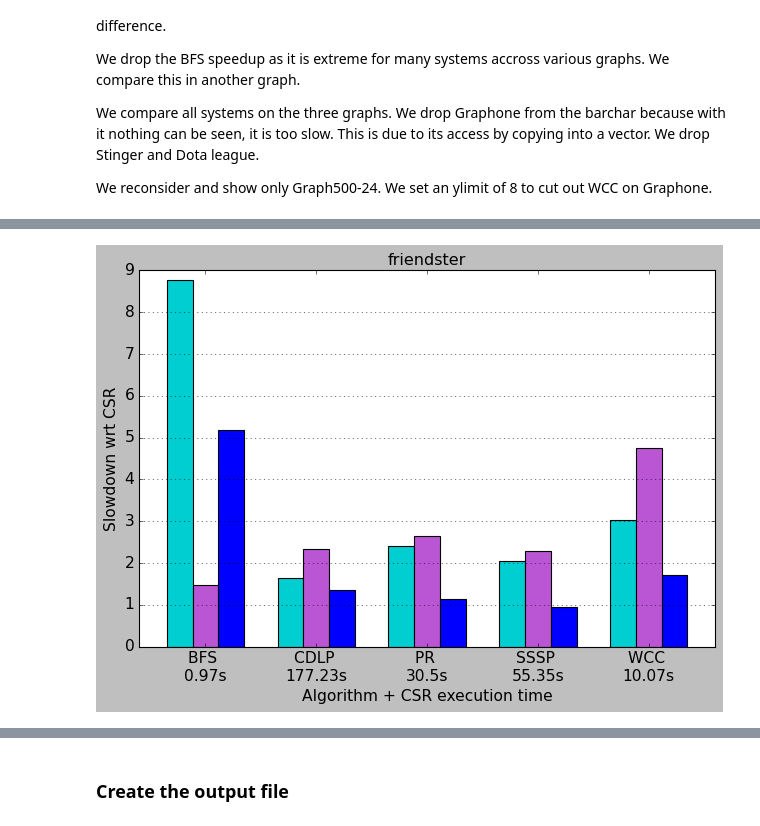
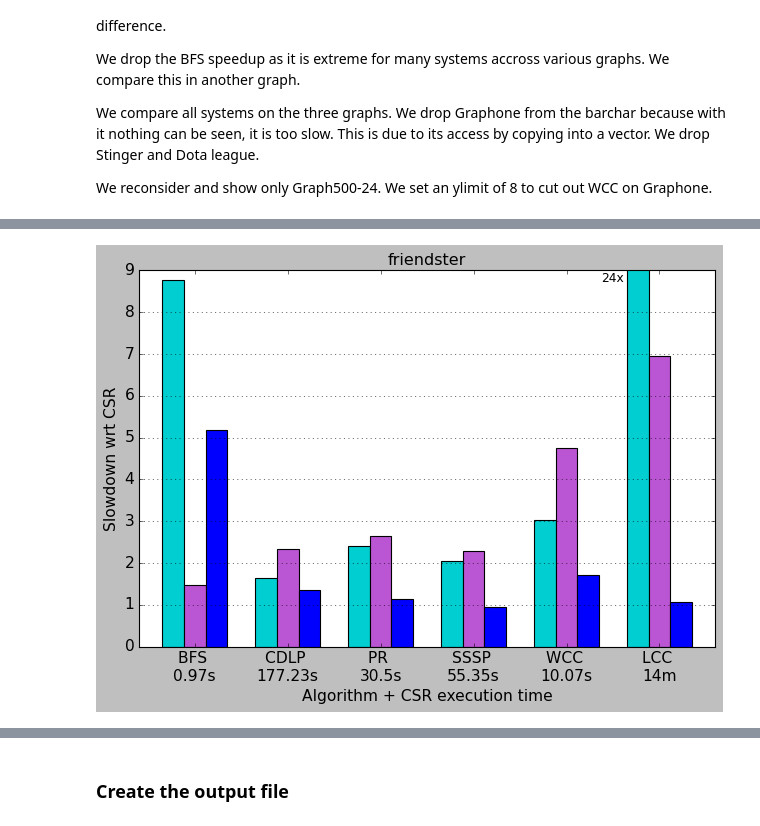
Before and after one commit to PerFuchs/gfe_notebooks, a Jupyter notebook: graphalytics_gen_table.ipynb, the cells around one changed output, grey strips where cells are left out. Saved outputs shown, nothing was run; the diff lists cells and outputs as text; code cells hidden in the pictures.

```diff
--- a/graphalytics_gen_table.ipynb
+++ b/graphalytics_gen_table.ipynb
@@ -203,14 +203,13 @@ graphone = pd.concat( [
 livegraph = pd.concat( [
     data.loc[("livegraph3_ro", "gcc", slice(None), slice(None), slice(None), 20)].droplevel([0, 1, 3, 4, 5])
 ], names=["library"], keys=["livegraph"] )
-competitors = pd.concat([stinger,llama,graphone, livegraph]).rename(columns = {"lcc": "lcc_std"})
+competitors = pd.concat([stinger,llama,graphone, livegraph])
 #competitors = pd.concat([stinger]).rename(columns = {"lcc": "lcc_std"})
-competitors["lcc_sorted"] = np.NaN
 # %% [markdown]
 ### Teseo
 # %%
-teseo_lcc = data.loc[("teseo-lcc.12", "gcc")].droplevel([1,2,3]).rename(columns={"lcc": "lcc_sorted"})
-teseo_dv_lcc = data.loc[("teseo-lcc-dv.12b", "gcc")].droplevel([1,2,3]).rename(columns={"lcc": "lcc_sorted"})
+teseo_lcc = data.loc[("teseo-lcc.12", "gcc")].droplevel([1,2,3])
+teseo_dv_lcc = data.loc[("teseo-lcc-dv.12b", "gcc")].droplevel([1,2,3])
 teseo_lcc["lcc_std"] = np.NaN
 teseo_dv_lcc["lcc_std"] = np.NaN
 
@@ -221,9 +220,9 @@ teseo_real = pd.concat([ pd.concat([teseo_dv_lcc], axis=1 ) ], names=["library"]
 # %% [markdown]
 ### Sortledton
 # %%
-sortledton3 = data.loc[("sortledton.3", "gcc")].droplevel([1,2,3]).rename(columns={"lcc": "lcc_sorted"})
-sortledton2 = data.loc[("sortledton.2", "gcc")].droplevel([1,2,3]).rename(columns={"lcc": "lcc_sorted"})
-sortledton1 = data.loc[("sortledton.1", "gcc")].droplevel([1,2,3]).rename(columns={"lcc": "lcc_sorted"})
+sortledton3 = data.loc[("sortledton.3", "gcc")].droplevel([1,2,3])
+sortledton2 = data.loc[("sortledton.2", "gcc")].droplevel([1,2,3])
+sortledton1 = data.loc[("sortledton.1", "gcc")].droplevel([1,2,3])
 
 sortledton = pd.concat([ pd.concat([sortledton3], axis=1 ) ], names=["library"], keys=["sortledton"])
 sortledton
@@ -303,16 +302,16 @@ speedups = ds.copy()
 
 csr_name = "min_csr"
 
+# LCC speedup compared against sorted baseline
 speedups["bfs_speedup"] = speedups["bfs"] / speedups.loc[csr_name]["bfs"]
 speedups["cdlp_speedup"] = speedups["cdlp"] / speedups.loc[csr_name]["cdlp"]
-speedups["lcc_std_speedup"] = speedups["lcc_std"] / speedups.loc[csr_name]["lcc_std"]
-speedups["lcc_sorted_speedup"] = speedups["lcc_sorted"] / speedups.loc[csr_name]["lcc_sorted"]
 speedups["pagerank_speedup"] = speedups["pagerank"] / speedups.loc[csr_name]["pagerank"]
 speedups["sssp_speedup"] = speedups["sssp"] / speedups.loc[csr_name]["sssp"]
 speedups["wcc_speedup"] = speedups["wcc"] / speedups.loc[csr_name]["wcc"]
+speedups["lcc_speedup"] = speedups["lcc"] / speedups.loc[csr_name]["lcc"]
 
 
 
-speedups.drop(["bfs", "cdlp", "lcc_std", "lcc_sorted", "pagerank", "sssp", "wcc"], axis=1, inplace=True)
+speedups.drop(["bfs", "cdlp", "lcc_std", "lcc", "pagerank", "sssp", "wcc"], axis=1, inplace=True)
 speedups
 # %% [output]
@@ -507,39 +509,40 @@ v = v.query("library in ['graphone','sortledton', 'llama', 'teseo_logical', 'tes
 #v = v.drop("bfs_speedup", axis=1)
 #v = v.query("not (library=='graphone' and graph== 'dota-league')")
 #v = v.query("not (library=='stinger' and graph=='dota-league')")
-v = v.drop("lcc_std_speedup", axis=1)
+#v = v.drop("lcc_std_speedup", axis=1)
 #v = v.drop("wcc_speedup", axis=1)
-v = v.drop("lcc_sorted_speedup", axis=1)
+#v = v.drop("lcc_sorted_speedup", axis=1)
 
 
 import matplotlib.style
 matplotlib.style.use('classic')
 
 colormap=common.set_library_colormap('com-friendster')
 
 d=v.transpose().plot.bar(width=0.7, color=colormap, legend=None)
 
 d.grid(axis="y")
 d.set_ylim(0, 9)
 fig = plt.gcf()
 plt.title("friendster")
 plt.ylabel("Slowdown wrt CSR", fontsize=14)
 plt.xlabel("Algorithm + CSR execution time", fontsize=14)
 #fig.set_size_inches(5.5, 5.5)
 
 plt.xticks(rotation=0, fontsize=14)
 plt.yticks(fontsize=14)
-positions = (0, 1, 2, 3, 4)
-labels = ("BFS \n0.97s", "CDLP \n177.23s", "PR \n30.5s", "SSSP \n55.35s", "WCC \n10.07s")
+positions = (0, 1, 2, 3, 4, 5)
+labels = ("BFS \n0.97s", "CDLP \n177.23s", "PR \n30.5s", "SSSP \n55.35s", "WCC \n10.07s", "LCC \n14m")
 plt.xticks(positions, labels)
 
 #legend_labels = ["Livegraph", "Teseo logical", "Sortledton"]
 #d.legend(bbox_to_anchor=(1.05, 1), loc='upper left', fontsize = 'medium', labels=legend_labels)
+plt.text(0.80, 0.91, "24x", fontsize=11, transform=plt.gcf().transFigure)
 
 plt.tight_layout()
 plt.savefig("../plots/graphalytics-general-new-friendster.png", dpi=400)
 # %% [output]
-[figure, old version]
+[figure, new version]
 # %%
 min_csr.query("graph in 'com-friendster'")
 # %% [output]
```
Also changed, not shown: parts of 21 cells of this notebook.
